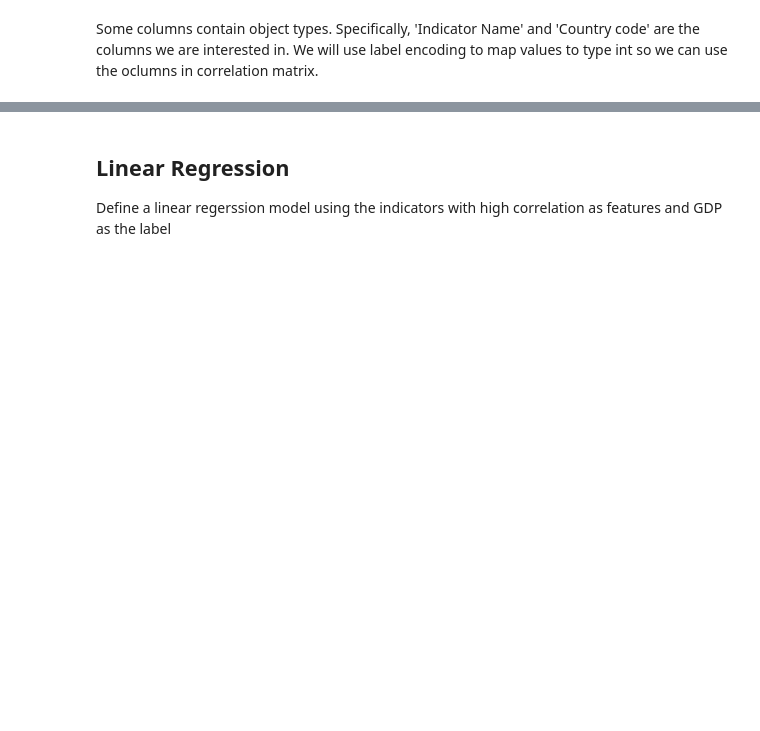
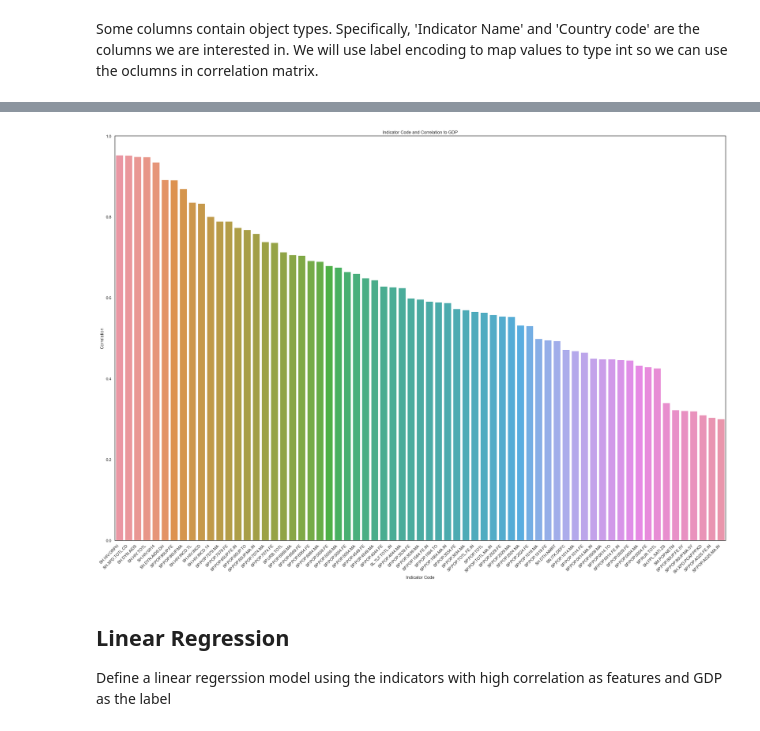
Before and after one commit to aishwaryabsk/GDP_Health_Analysis, a Jupyter notebook: GDP_Health_Analysis.ipynb, the cells around one changed output, grey strips where cells are left out. Cells and saved outputs as stored; diff of their text form; code cells hidden in the pictures; blank space fills up the shorter version.

```diff
--- a/GDP_Health_Analysis.ipynb
+++ b/GDP_Health_Analysis.ipynb
@@ -354,0 +308,9 @@ plt.show()
+# %%
+
+corr_df['gdp_country_original'] = corr_df['gdp_country'].copy()
+corr_df['gdp_country'] = corr_df['gdp_country'].apply(lambda x:abs(x))
+
+#unstacked = abs_val_corr.unstack()
+sorted_corr = corr_df.sort_values(by='gdp_country', kind="quicksort", ascending=False)
+
+sorted_corr_filtered = sorted_corr[sorted_corr > 0.3]
@@ -354,0 +333,6 @@ plt.show()
+# %%
+sorted_corr_filtered = sorted_corr_filtered.T
+# %%
+sorted_corr_filtered = sorted_corr_filtered.dropna(axis=1, how='any')
+
+sorted_corr_filtered
@@ -354,0 +344,2 @@ plt.show()
+# %%
+sort_melted = sorted_corr_filtered.melt(var_name='Indicator Code', value_name='Correlation')
@@ -355,3 +362,15 @@ plt.show()
+# %%
+plt.figure(figsize=(30, 20))
+ax = sns.barplot(x='Indicator Code', y ='Correlation', data = sort_melted)
+plt.title('Indicator Code and Correlation to GDP')
+ax.set_xticklabels(ax.get_xticklabels(), rotation=45, ha="right")
+
+plt.xlabel('Indicator Code')
+plt.ylabel('Correlation')
+
+plt.show()
+# %% [output]
+[figure, added]
 # %% [markdown]
 ## Linear Regression
 
```
Also changed, not shown: parts of 21 cells of this notebook.
